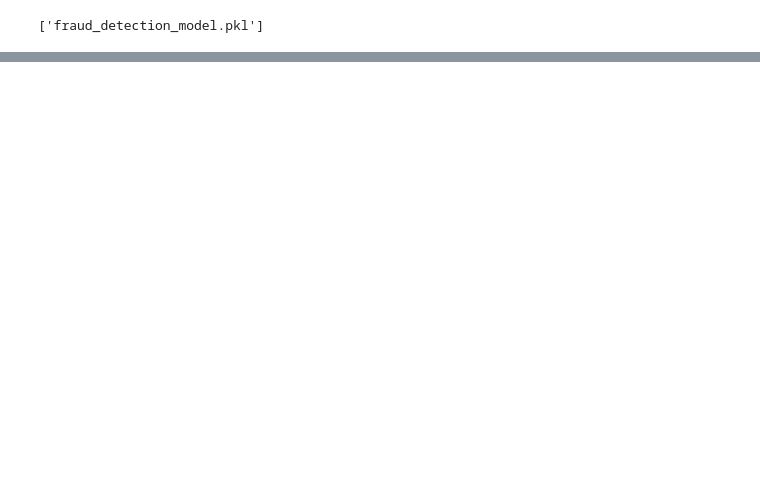
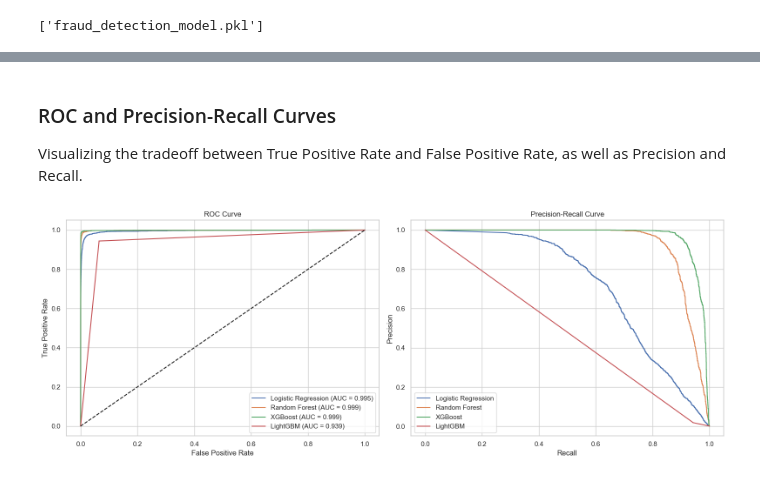
Before and after one commit to Abhi-1234-singla/Fraud-Detection-Project, a Jupyter notebook: analysis_mode.ipynb, the cells around one changed output, grey strips where cells are left out. Cells and saved outputs as stored; diff of their text form; code cells hidden in the pictures; blank space fills up the shorter version.

```diff
--- a/analysis_mode.ipynb
+++ b/analysis_mode.ipynb
@@ -363,0 +459,5 @@ joblib.dump(pipeline, 'fraud_detection_model.pkl')
+# %%
+xgb_time = time.time() - start_time
+xgb_pred = xgb_pipeline.predict(X_test)
+xgb_prob = xgb_pipeline.predict_proba(X_test)[:, 1]
+print(f"XGBoost Training Time: {xgb_time:.2f} seconds")
@@ -363,0 +469,12 @@ joblib.dump(pipeline, 'fraud_detection_model.pkl')
+# %%
+lgbm_pipeline = Pipeline([
+    ("prep", preprocessor),
+    ("clf", LGBMClassifier(n_estimators=100, is_unbalance=True, random_state=42, n_jobs=-1))
+])
+start_time = time.time()
+lgbm_pipeline.fit(X_train, y_train)
+# %%
+lgbm_time = time.time() - start_time
+lgbm_pred = lgbm_pipeline.predict(X_test)
+lgbm_prob = lgbm_pipeline.predict_proba(X_test)[:, 1]
+print(f"LightGBM Training Time: {lgbm_time:.2f} seconds")
@@ -363,0 +540,35 @@ joblib.dump(pipeline, 'fraud_detection_model.pkl')
+# %% [markdown]
+### ROC and Precision-Recall Curves
+Visualizing the tradeoff between True Positive Rate and False Positive Rate, as well as Precision and Recall.
+# %%
+plt.figure(figsize=(16, 6))
+
+# ROC Curve
+plt.subplot(1, 2, 1)
+models = [("Logistic Regression", lr_prob), ("Random Forest", rf_prob), ("XGBoost", xgb_prob), ("LightGBM", lgbm_prob)]
+for name, prob in models:
+    if prob is not None:
+        fpr, tpr, _ = roc_curve(y_test, prob)
+        auc_score = roc_auc_score(y_test, prob)
+        plt.plot(fpr, tpr, label=f"{name} (AUC = {auc_score:.3f})")
+plt.plot([0, 1], [0, 1], 'k--')
+plt.xlabel("False Positive Rate")
+plt.ylabel("True Positive Rate")
+plt.title("ROC Curve")
+plt.legend()
+
+# PR Curve
+plt.subplot(1, 2, 2)
+for name, prob in models:
+    if prob is not None:
+        precision, recall, _ = precision_recall_curve(y_test, prob)
+        plt.plot(recall, precision, label=name)
+plt.xlabel("Recall")
+plt.ylabel("Precision")
+plt.title("Precision-Recall Curve")
+plt.legend()
+
+plt.tight_layout()
+plt.show()
+# %% [output]
+[figure, added]
```
Also changed, not shown: parts of 27 cells of this notebook, 2 other files.
